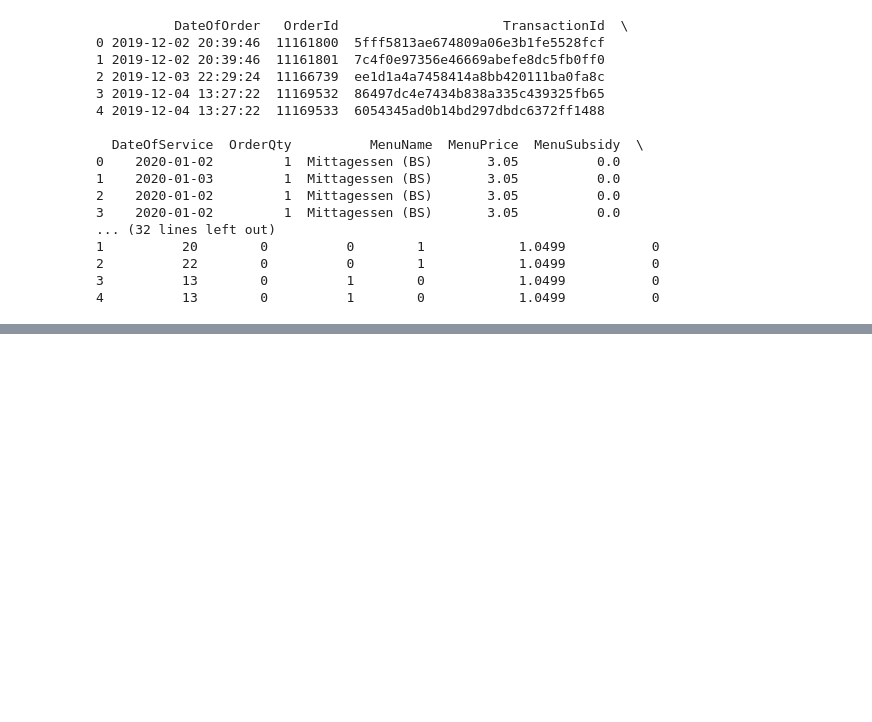
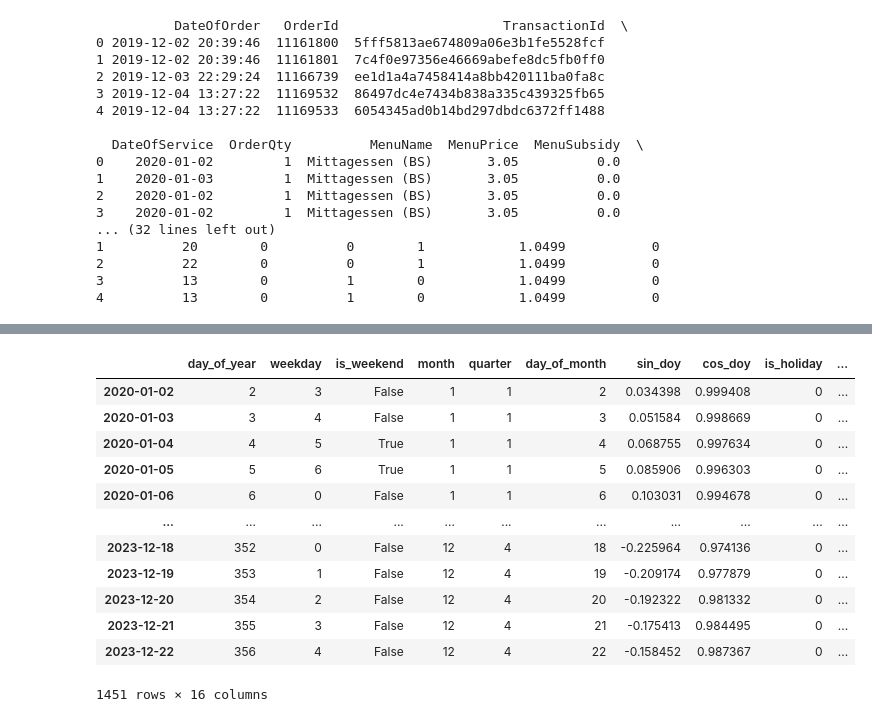
Before and after one commit to shayanxmoradi/Stattkueche, a Jupyter notebook: randomforest.ipynb, the cells around one changed output, grey strips where cells are left out. Saved outputs shown, nothing was run; the diff lists cells and outputs as text; code cells hidden in the pictures; blank space fills up the shorter version.

```diff
--- a/randomforest.ipynb
+++ b/randomforest.ipynb
@@ -44,0 +239,16 @@ filtered_df = df[df['DateOfService'] < df['DateOfOrder'].dt.date]
+# %%
+time_features
+# %% [output]
+|  | day_of_year | weekday | is_weekend | month | quarter | day_of_month | sin_doy | cos_doy | is_holiday | ... |
+| 2020-01-02 | 2 | 3 | False | 1 | 1 | 2 | 0.034398 | 0.999408 | 0 | ... |
+| 2020-01-03 | 3 | 4 | False | 1 | 1 | 3 | 0.051584 | 0.998669 | 0 | ... |
+| 2020-01-04 | 4 | 5 | True | 1 | 1 | 4 | 0.068755 | 0.997634 | 0 | ... |
+| 2020-01-05 | 5 | 6 | True | 1 | 1 | 5 | 0.085906 | 0.996303 | 0 | ... |
+| 2020-01-06 | 6 | 0 | False | 1 | 1 | 6 | 0.103031 | 0.994678 | 0 | ... |
+| ... | ... | ... | ... | ... | ... | ... | ... | ... | ... | ... |
+| 2023-12-18 | 352 | 0 | False | 12 | 4 | 18 | -0.225964 | 0.974136 | 0 | ... |
+| 2023-12-19 | 353 | 1 | False | 12 | 4 | 19 | -0.209174 | 0.977879 | 0 | ... |
+| 2023-12-20 | 354 | 2 | False | 12 | 4 | 20 | -0.192322 | 0.981332 | 0 | ... |
+| 2023-12-21 | 355 | 3 | False | 12 | 4 | 21 | -0.175413 | 0.984495 | 0 | ... |
+| 2023-12-22 | 356 | 4 | False | 12 | 4 | 22 | -0.158452 | 0.987367 | 0 | ... |
+1451 rows × 16 columns
```
Also changed, not shown: parts of 11 cells of this notebook, 1 other file.
